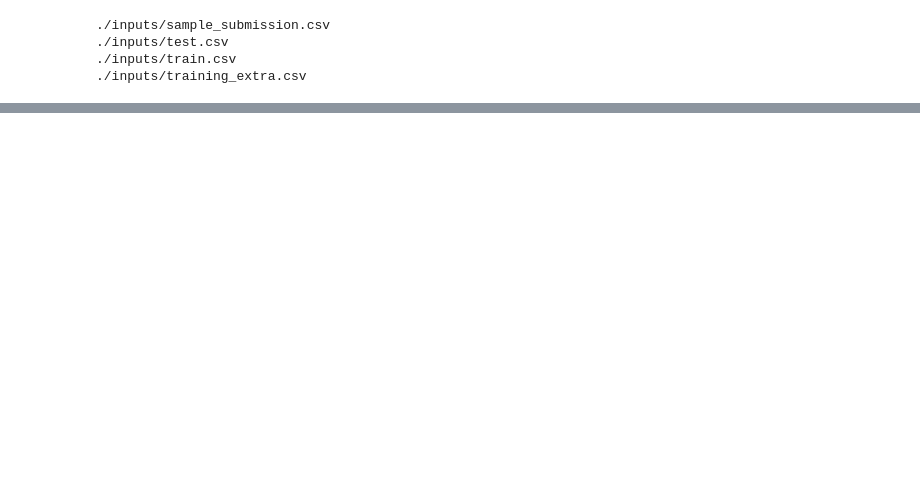
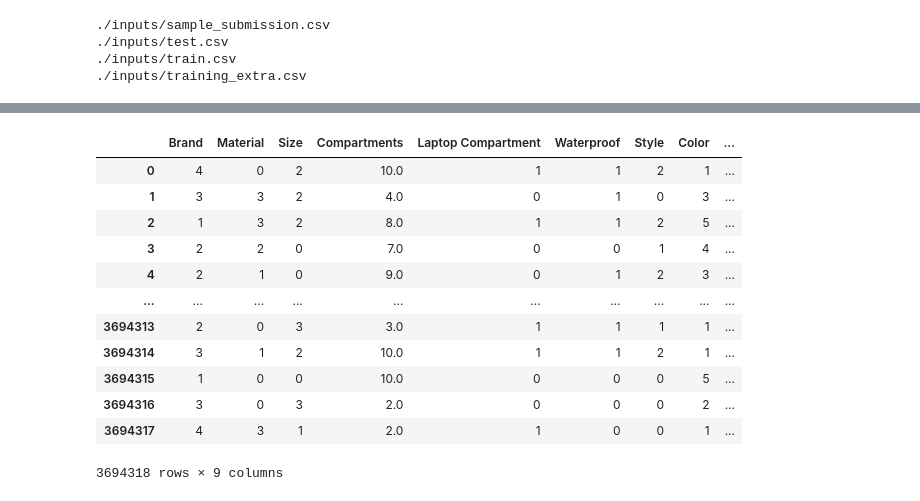
Before and after one commit to Keroshi/Kaggle-Backpack-Prediction-Challenge, a Jupyter notebook: train_extra_CBC.ipynb, the cells around one changed output, grey strips where cells are left out. Cells and saved outputs as stored; diff of their text form; code cells hidden in the pictures; blank space fills up the shorter version.

```diff
--- a/train_extra_CBC.ipynb
+++ b/train_extra_CBC.ipynb
@@ -34,0 +43,20 @@ df
+# %%
+for i in data:
+    if i != "Weight Capacity (kg)" and i != "Compartments":
+        data[i] = LabelEncoder().fit_transform(data[i])
+
+data
+# %% [output]
+|  | Brand | Material | Size | Compartments | Laptop Compartment | Waterproof | Style | Color | ... |
+| 0 | 4 | 0 | 2 | 10.0 | 1 | 1 | 2 | 1 | ... |
+| 1 | 3 | 3 | 2 | 4.0 | 0 | 1 | 0 | 3 | ... |
+| 2 | 1 | 3 | 2 | 8.0 | 1 | 1 | 2 | 5 | ... |
+| 3 | 2 | 2 | 0 | 7.0 | 0 | 0 | 1 | 4 | ... |
+| 4 | 2 | 1 | 0 | 9.0 | 0 | 1 | 2 | 3 | ... |
+| ... | ... | ... | ... | ... | ... | ... | ... | ... | ... |
+| 3694313 | 2 | 0 | 3 | 3.0 | 1 | 1 | 1 | 1 | ... |
+| 3694314 | 3 | 1 | 2 | 10.0 | 1 | 1 | 2 | 1 | ... |
+| 3694315 | 1 | 0 | 0 | 10.0 | 0 | 0 | 0 | 5 | ... |
+| 3694316 | 3 | 0 | 3 | 2.0 | 0 | 0 | 0 | 2 | ... |
+| 3694317 | 4 | 3 | 1 | 2.0 | 1 | 0 | 0 | 1 | ... |
+3694318 rows × 9 columns
```
Also changed, not shown: parts of 16 cells of this notebook, 6 other files.
